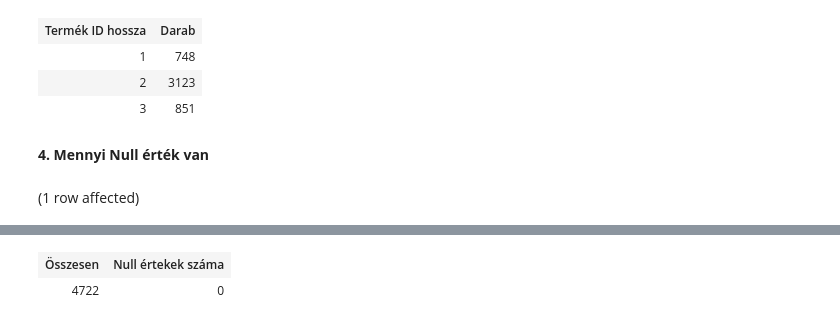
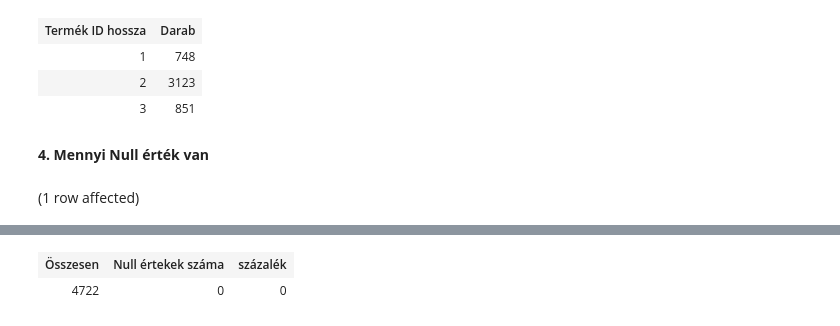
Before and after one commit to trkdnt/uj, a Jupyter notebook: hazivegso.ipynb, the cells around one changed output, grey strips where cells are left out. Cells and saved outputs as stored; diff of their text form; code cells hidden in the pictures.

```diff
--- a/hazivegso.ipynb
+++ b/hazivegso.ipynb
@@ -56,7 +56,8 @@ Total execution time: 00:00:00.034
 # %% [markdown]
 **4\. Mennyi Null érték van**
 # %%
-SELECT 4722 + COUNT(*) as Összesen, COUNT(*)-COUNT(list_price) as 'Null értekek száma'
+SELECT 4722 + COUNT(*) as Összesen, COUNT(*)-COUNT(list_price) as 'Null értekek száma',
+(COUNT(*)-COUNT(list_price) * 100 / (SELECT COUNT(*) FROM order_items)) AS százalék
 FROM order_items
 WHERE list_price IS NULL
 # %% [output]
@@ -65,2 +66,2 @@ Total execution time: 00:00:00.025
-| Összesen | Null értekek száma |
-| 4722 | 0 |
+| Összesen | Null értekek száma | százalék |
+| 4722 | 0 | 0 |
```
Also changed, not shown: parts of 1 cell of this notebook.
